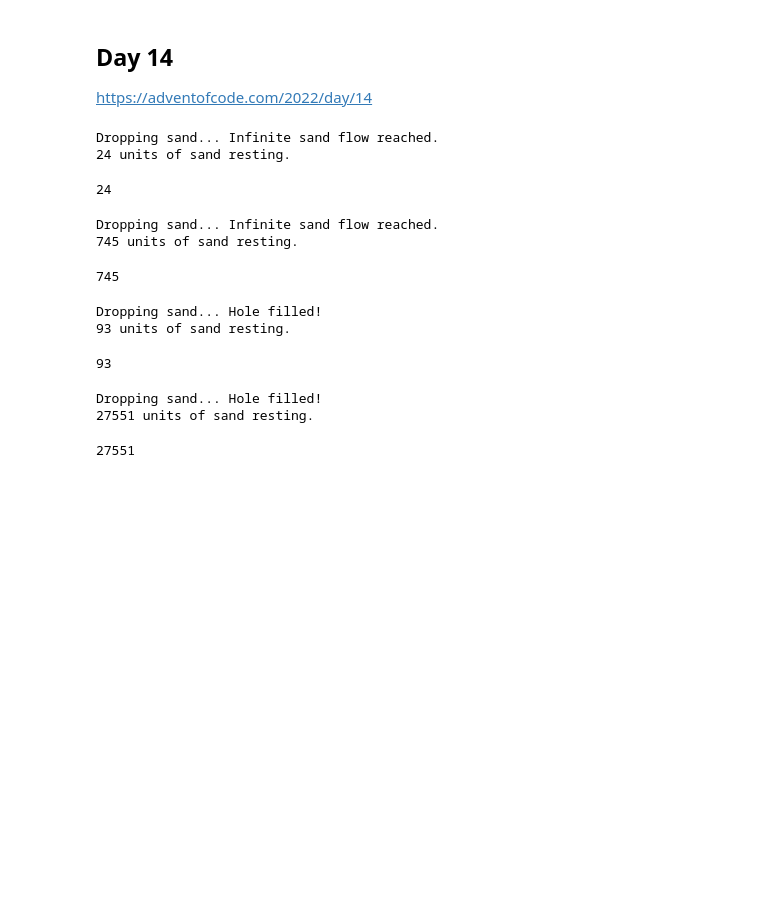
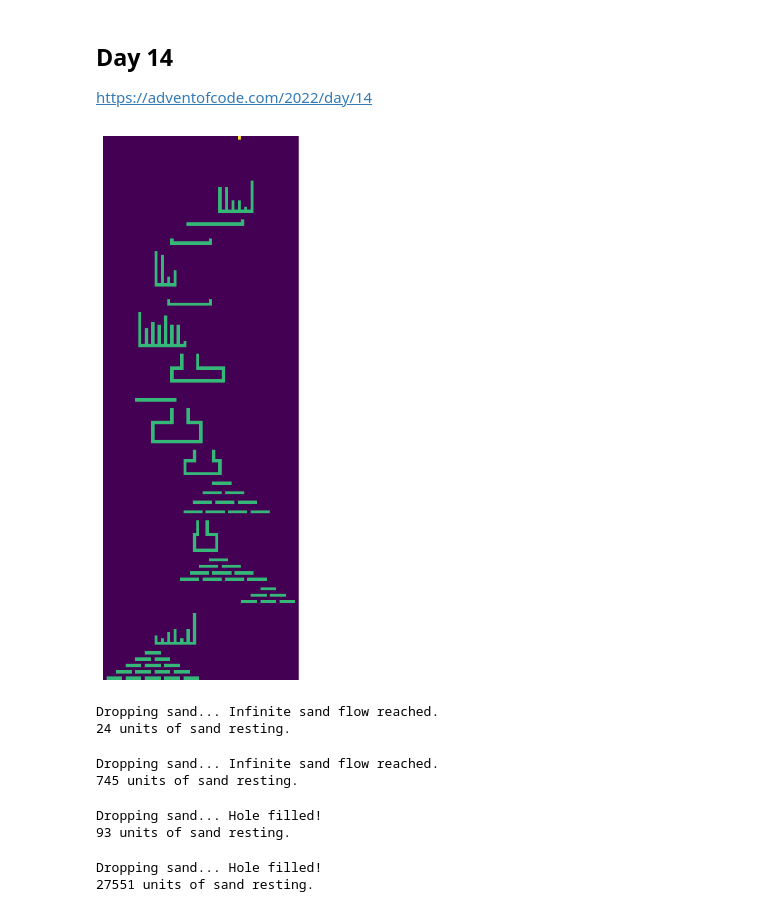
Before and after one commit to marcodelmastro/AdventOfCode2022, a Jupyter notebook: Day14.ipynb, the cells around one changed output. Drawn from its saved outputs; the diff is of its cells as text; code cells hidden in the pictures; blank space fills up the shorter version.

```diff
--- a/Day14.ipynb
+++ b/Day14.ipynb
@@ -28 +28,32 @@ def makeCave(data):
+# %%
+import matplotlib.pyplot as plt
+import numpy as np
+
+def cave2array(cave):
+    X = [ x for x,y in cave.keys() ]
+    Y = [ y for x,y in cave.keys() ]
+    xmin = min(X)
+    xmax = max(X)
+    ymin = min(Y)
+    ymax = max(Y)
+    caveArray = np.zeros((ymax+1,xmax-xmin+3))
+    for x,y in cave.keys():
+        caveArray[y][x-xmin+1] = cave[(x,y)]
+    caveArray[0][500-xmin+1] = 1.5
+    return caveArray
+
+def drawCave(caveEmpty,cave,xmin):
+    caveFull = np.copy(caveEmpty)
+    for x,y in cave.keys():
+        caveFull[y][x-xmin+1] = cave[(x,y)]
+    return caveFull
+
+cave = makeCave(data)
+cavePlot = cave2array(cave)
+
+plt.figure(figsize=(5,10))
+plt.imshow(cavePlot)
+_ = plt.axis('off')
+# %% [output]
+[figure, added]
 # %%
@@ -75,24 +136,20 @@ def fillCave(data,part=1):
 # %%
-fillCave(data0,1)
+_,_ = fillCave(data0,1)
 # %% [output]
 Dropping sand... Infinite sand flow reached.
 24 units of sand resting.
-24
 # %%
-fillCave(data,1)
+_,_ = fillCave(data,1)
 # %% [output]
 Dropping sand... Infinite sand flow reached.
 745 units of sand resting.
-745
 # %%
-fillCave(data0,part=2)
+_,_ = fillCave(data0,part=2)
 # %% [output]
 Dropping sand... Hole filled!
 93 units of sand resting.
-93
 # %%
-fillCave(data,part=2)
+_,_ = fillCave(data,part=2)
 # %% [output]
 Dropping sand... Hole filled!
 27551 units of sand resting.
-27551
```
Also changed, not shown: parts of 10 cells of this notebook, 2 other files.
